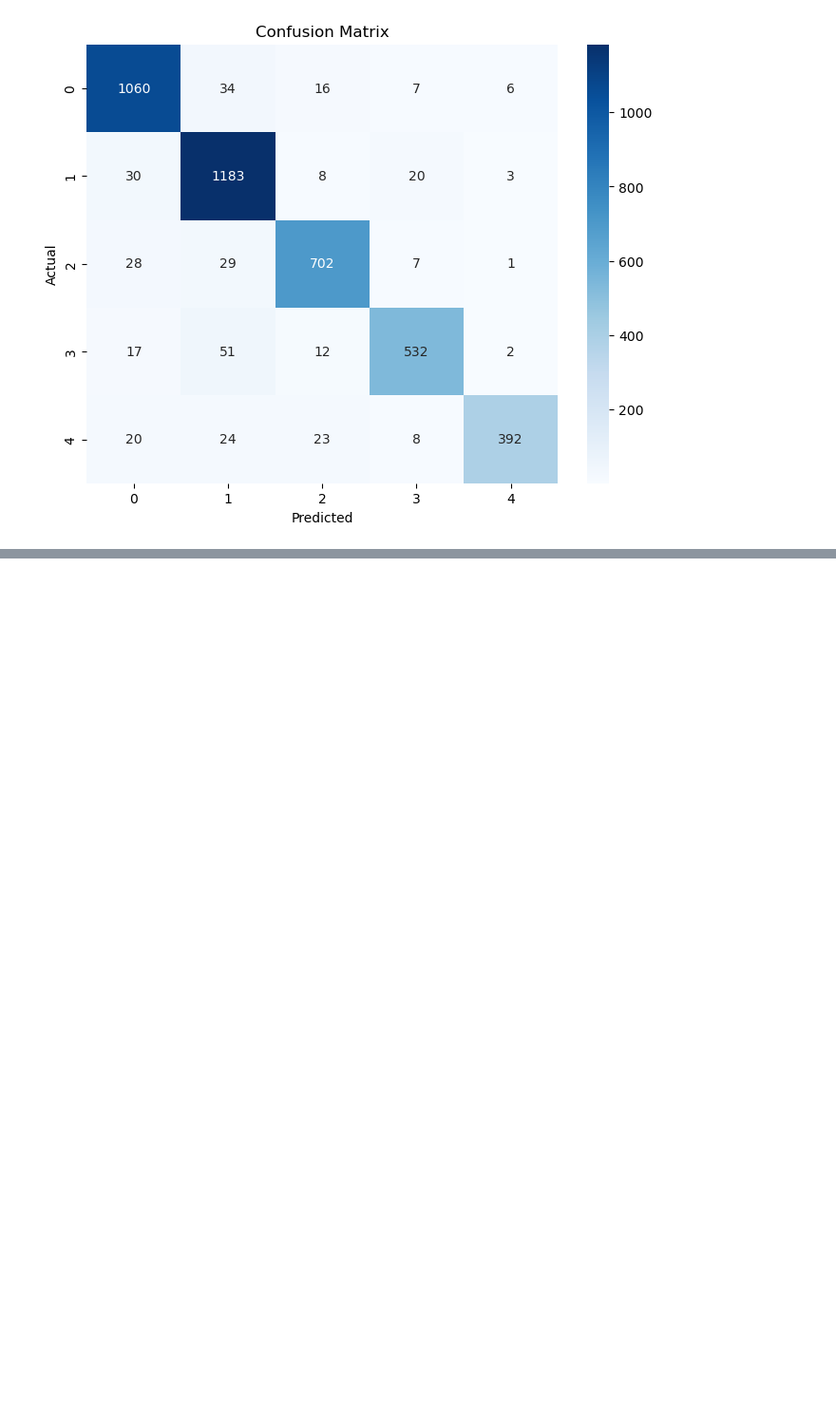
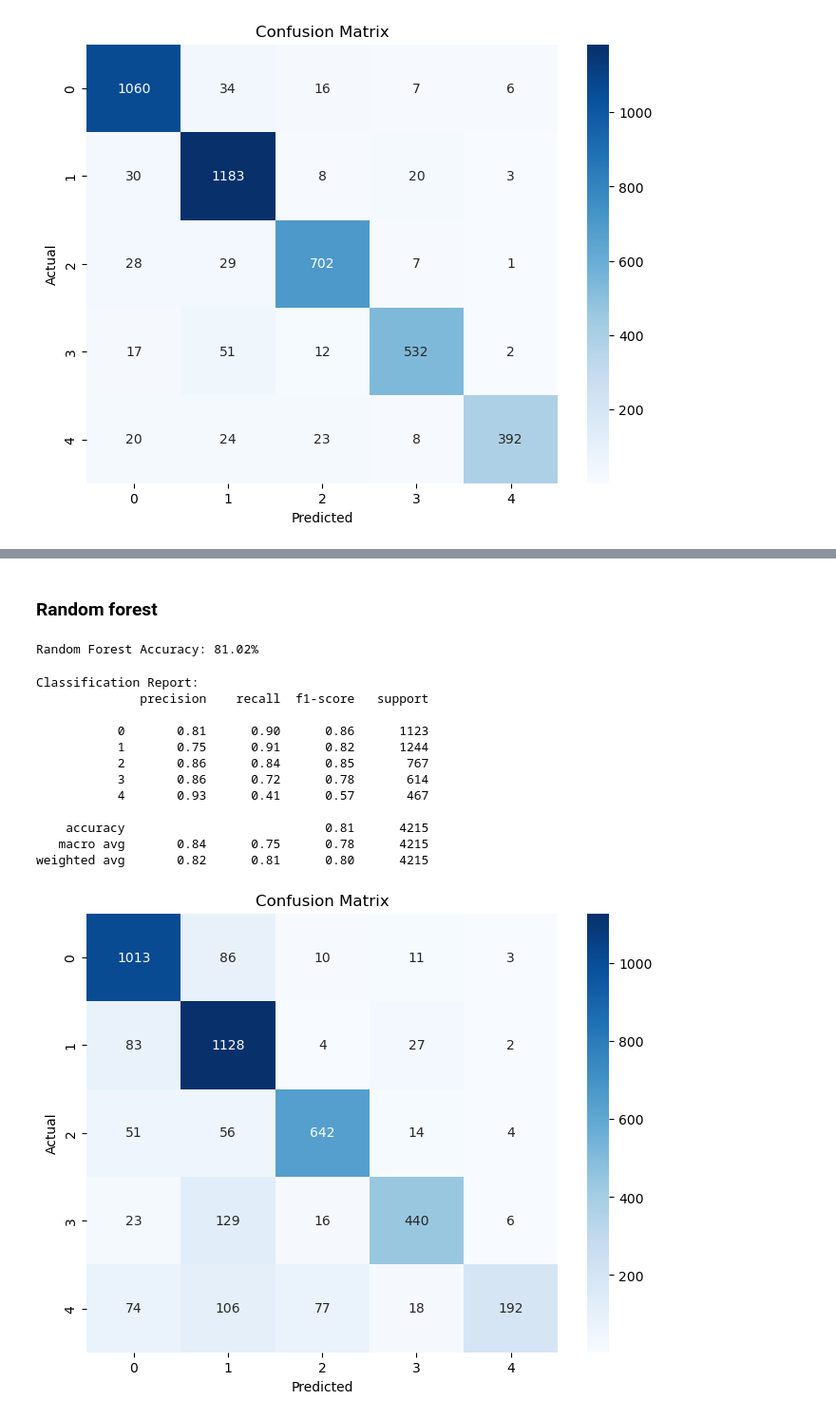
Before and after one commit to SIVASKANDAN-P/automatic_ticket_classification, a Jupyter notebook: Automatic_Ticket_Classification_Assignment.ipynb, the cells around one changed output, grey strips where cells are left out. Shown at 95% size. Drawn from its saved outputs; the diff is of its cells as text; code cells hidden in the pictures; blank space fills up the shorter version.

```diff
--- a/Automatic_Ticket_Classification_Assignment.ipynb
+++ b/Automatic_Ticket_Classification_Assignment.ipynb
@@ -1156,0 +1216,58 @@ weighted avg       0.92      0.92      0.92      4215
+# %% [markdown]
+### Random forest
+# %%
+from sklearn.ensemble import RandomForestClassifier
+from sklearn.metrics import accuracy_score
+
+# Assuming X_train and y_train are available
+
+# Initialize the Random Forest model
+rf_model = RandomForestClassifier()
+
+# Train the model on the training data
+rf_model.fit(X_train, y_train)
+
+# Predict the topics on the test data
+y_pred_rf = rf_model.predict(X_test)
+
+# Calculate accuracy
+accuracy_rf = accuracy_score(y_test, y_pred_rf)
+print(f"Random Forest Accuracy: {accuracy_rf * 100:.2f}%")
+# %% [output]
+Random Forest Accuracy: 81.02%
+# %%
+from sklearn.metrics import classification_report, confusion_matrix
+import matplotlib.pyplot as plt
+import seaborn as sns
+
+def evaluate_random_forest_model(y_true, y_pred):
+    # Print classification report
+    print("Classification Report:")
+    print(classification_report(y_true, y_pred))
+
+    # Generate confusion matrix
+    cm = confusion_matrix(y_true, y_pred)
+
+    # Plot confusion matrix
+    plt.figure(figsize=(8, 6))
+    sns.heatmap(cm, annot=True, fmt='d', cmap='Blues', xticklabels=range(5), yticklabels=range(5))
+    plt.xlabel('Predicted')
+    plt.ylabel('Actual')
+    plt.title('Confusion Matrix')
+    plt.show()
+# %%
+evaluate_random_forest_model(y_test, y_pred_rf)
+# %% [output]
+Classification Report:
+              precision    recall  f1-score   support
+
+           0       0.81      0.90      0.86      1123
+           1       0.75      0.91      0.82      1244
+           2       0.86      0.84      0.85       767
+           3       0.86      0.72      0.78       614
+           4       0.93      0.41      0.57       467
+
+    accuracy                           0.81      4215
+   macro avg       0.84      0.75      0.78      4215
+weighted avg       0.82      0.81      0.80      4215
+[figure, added]
```
Also changed, not shown: parts of 5 cells of this notebook.
